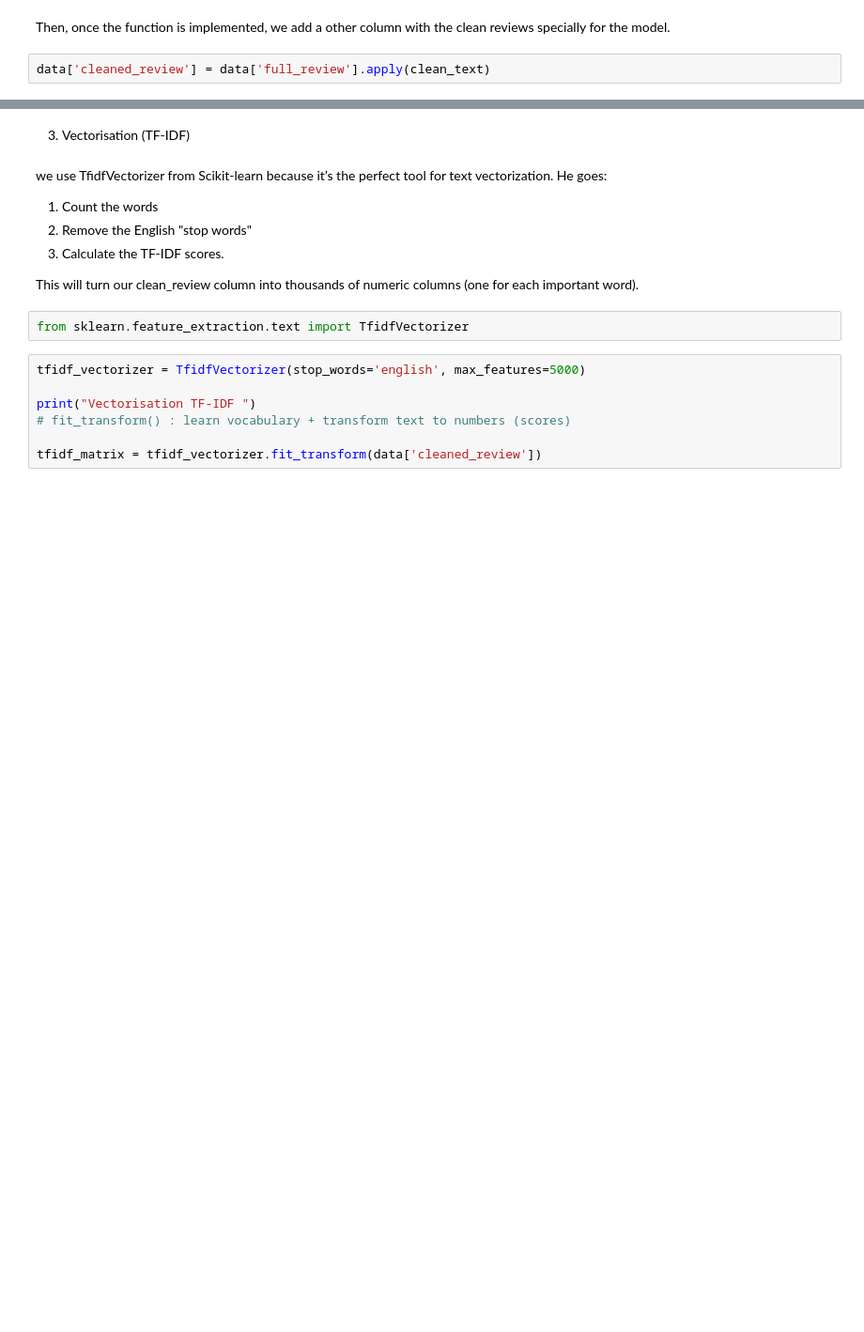
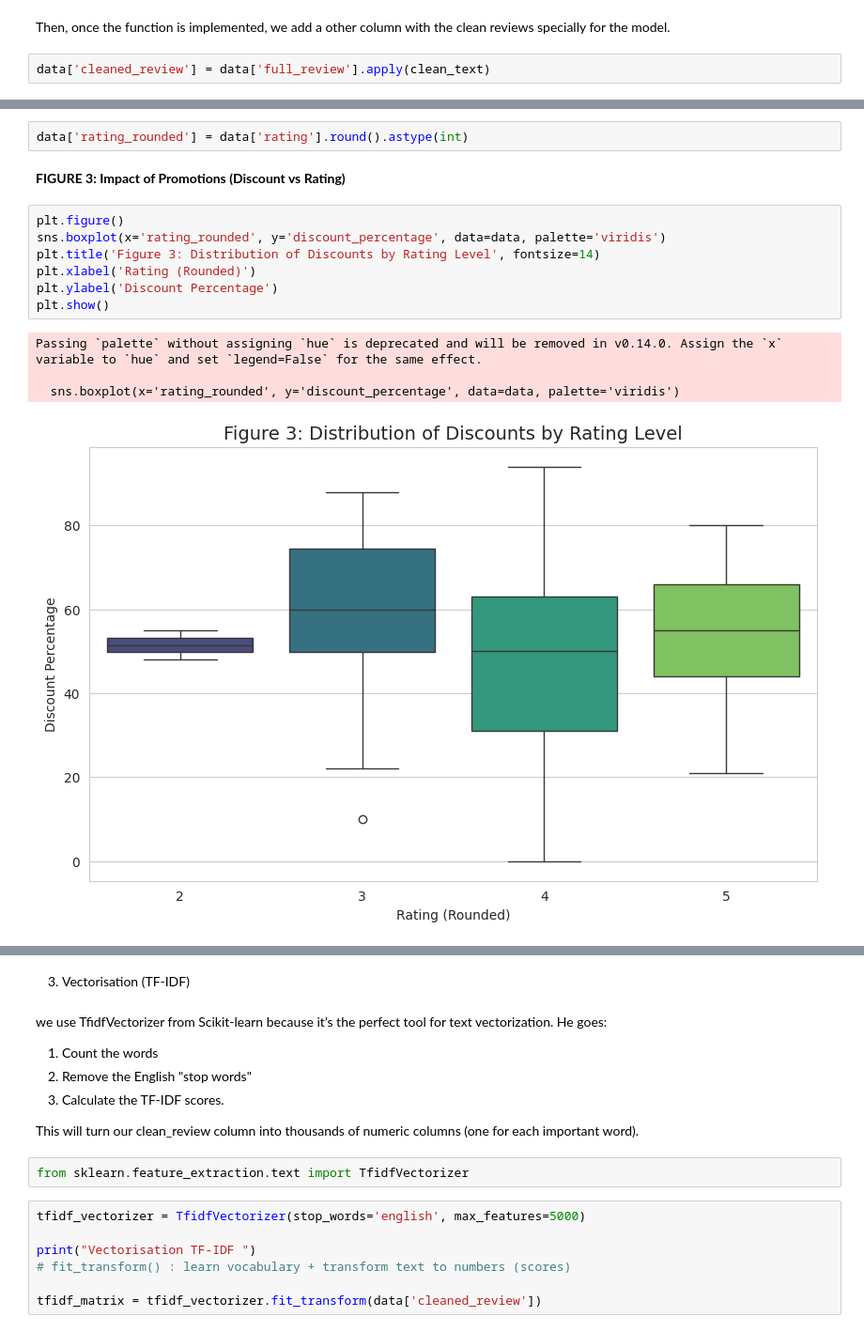
Before and after one commit to LeJ-04/amazon-products-rating-ml-project, a Jupyter notebook: ProjetML.ipynb, the cells around one changed output, grey strips where cells are left out. Shown: that part at 94% size. Cells and saved outputs as stored; diff of their text form; blank space fills up the shorter version.

```diff
--- a/ProjetML.ipynb
+++ b/ProjetML.ipynb
@@ -485,0 +499,16 @@ data['cleaned_review'] = data['full_review'].apply(clean_text)
+# %%
+data['rating_rounded'] = data['rating'].round().astype(int)
+# %% [markdown]
+**FIGURE 3: Impact of Promotions (Discount vs Rating)**
+# %%
+plt.figure()
+sns.boxplot(x='rating_rounded', y='discount_percentage', data=data, palette='viridis')
+plt.title('Figure 3: Distribution of Discounts by Rating Level', fontsize=14)
+plt.xlabel('Rating (Rounded)')
+plt.ylabel('Discount Percentage')
+plt.show()
+# %% [output]
+Passing `palette` without assigning `hue` is deprecated and will be removed in v0.14.0. Assign the `x` variable to `hue` and set `legend=False` for the same effect.
+
+  sns.boxplot(x='rating_rounded', y='discount_percentage', data=data, palette='viridis')
+[figure, added]
```
Also changed, not shown: parts of 49 cells of this notebook.
